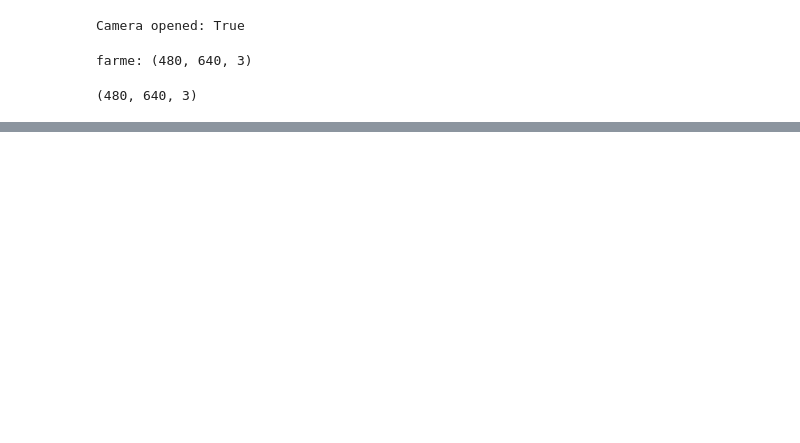
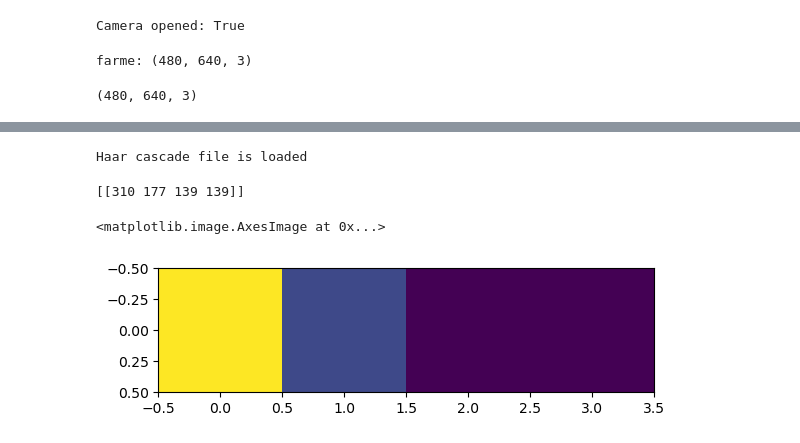
Before and after one commit to mohammed-fariz/project1, a Jupyter notebook: Deep Learning/computer vision/face detection using camera.ipynb, the cells around one changed output, grey strips where cells are left out. Cells and saved outputs as stored; diff of their text form; code cells hidden in the pictures; blank space fills up the shorter version.

Commit message:
face detection using opencv

```diff
--- a/Deep Learning/computer vision/face detection using camera.ipynb
+++ b/Deep Learning/computer vision/face detection using camera.ipynb
@@ -83,3 +60,19 @@ plt.imshow(gray)
 # %%
 cap.release()
 cv2.destroyAllWindows()
+# %%
+import cv2
+
+face_cascade = cv2.CascadeClassifier(
+    cv2.data.haarcascades + "haarcascade_frontalface_default.xml"
+)
+# %%
+if face_cascade.empty():
+    raise IOError("Haar cascade file not loaded")
+else:
+    print("Haar cascade file is loaded")
+# %% [output]
+Haar cascade file is loaded
+# %%
+
+faces = face_cascade.detectMultiScale(gray)
@@ -85,0 +91,9 @@ cv2.destroyAllWindows()
+# %%
+print(faces)
+# %% [output]
+[[310 177 139 139]]
+# %%
+plt.imshow(faces)
+# %% [output]
+<matplotlib.image.AxesImage at 0x...>
+[figure, added]
```
Also changed, not shown: parts of 10 cells of this notebook, 2 other files.
